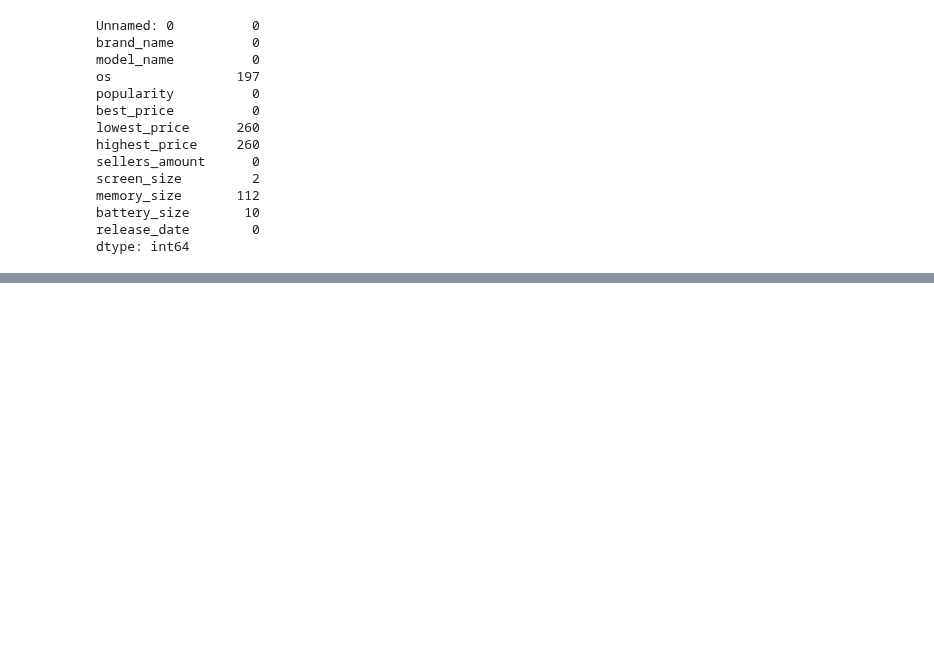
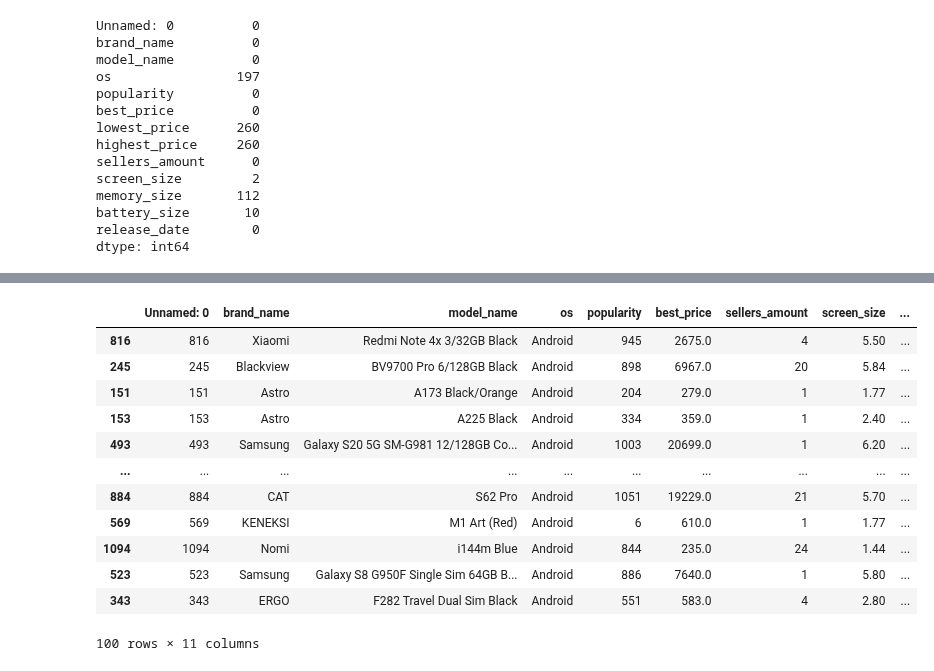
Before and after one commit to KedarDamale/Data-Science, a Jupyter notebook: Data-science/3.Data-pre-processing.ipynb, the cells around one changed output, grey strips where cells are left out. Saved outputs shown, nothing was run; the diff lists cells and outputs as text; code cells hidden in the pictures; blank space fills up the shorter version.

```diff
--- a/Data-science/3.Data-pre-processing.ipynb
+++ b/Data-science/3.Data-pre-processing.ipynb
@@ -216,0 +367,4 @@ dtype: int64
+# %%
+# Way 2: filing in the missing data
+
+df_fill=df.copy()
@@ -216,0 +432,18 @@ dtype: int64
+# %%
+#filling using mode
+
+df_fill['os'].fillna(df_fill['os'].mode()[0],inplace=True)#mode return series of all mode so we are giving 0th value to replace
+
+#filling using mean
+
+df_fill['screen_size'].fillna(df_fill['screen_size'].mean(),inplace=True)#it will create new column if inplace is not given
+df_fill['battery_size'].fillna(df_fill['battery_size'].mean(),inplace=True)
+df_fill['memory_size'].fillna(df_fill['memory_size'].mean(),inplace=True)
+
+
+#dropping those columns dropped before
+
+df_fill.drop(columns=['lowest_price','highest_price'],inplace=True)
+
+
+df_fill.isnull().sum()
@@ -216,0 +480,16 @@ dtype: int64
+# %%
+df_fill.sample(100)
+# %% [output]
+|  | Unnamed: 0 | brand_name | model_name | os | popularity | best_price | sellers_amount | screen_size | ... |
+| 816 | 816 | Xiaomi | Redmi Note 4x 3/32GB Black | Android | 945 | 2675.0 | 4 | 5.50 | ... |
+| 245 | 245 | Blackview | BV9700 Pro 6/128GB Black | Android | 898 | 6967.0 | 20 | 5.84 | ... |
+| 151 | 151 | Astro | A173 Black/Orange | Android | 204 | 279.0 | 1 | 1.77 | ... |
+| 153 | 153 | Astro | A225 Black | Android | 334 | 359.0 | 1 | 2.40 | ... |
+| 493 | 493 | Samsung | Galaxy S20 5G SM-G981 12/128GB Co... | Android | 1003 | 20699.0 | 1 | 6.20 | ... |
+| ... | ... | ... | ... | ... | ... | ... | ... | ... | ... |
+| 884 | 884 | CAT | S62 Pro | Android | 1051 | 19229.0 | 21 | 5.70 | ... |
+| 569 | 569 | KENEKSI | M1 Art (Red) | Android | 6 | 610.0 | 1 | 1.77 | ... |
+| 1094 | 1094 | Nomi | i144m Blue | Android | 844 | 235.0 | 24 | 1.44 | ... |
+| 523 | 523 | Samsung | Galaxy S8 G950F Single Sim 64GB B... | Android | 886 | 7640.0 | 1 | 5.80 | ... |
+| 343 | 343 | ERGO | F282 Travel Dual Sim Black | Android | 551 | 583.0 | 4 | 2.80 | ... |
+100 rows × 11 columns
```
Also changed, not shown: parts of 51 cells of this notebook, 2 other files.
